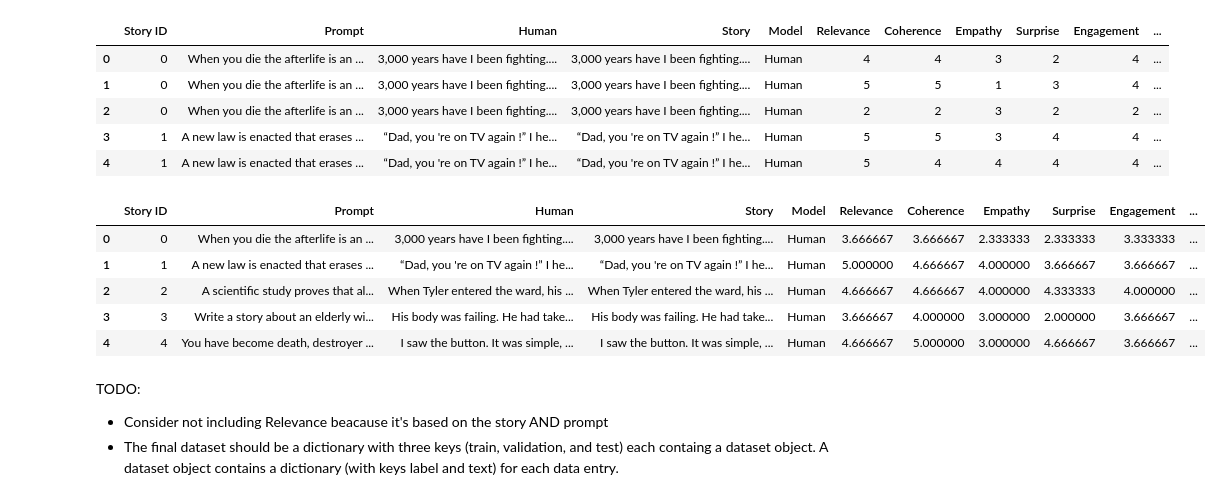
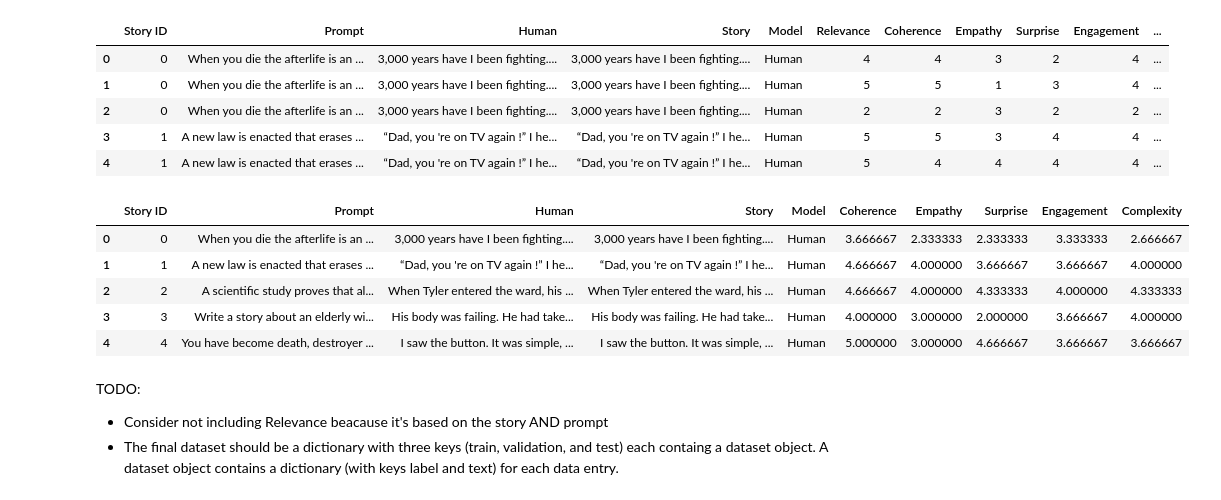
Before and after one commit to daniblu/NLP_exam_project, a Jupyter notebook: src/dev.ipynb, the cells around one changed output. Cells and saved outputs as stored; diff of their text form; code cells hidden in the pictures.

```diff
--- a/src/dev.ipynb
+++ b/src/dev.ipynb
@@ -21,21 +21,21 @@ data.head()
 # %%
 # group data by first 5 columns and average metric columns
 data_agg = data.groupby(data.columns[:5].tolist(), as_index=False).agg(
-    Relevance=('Relevance', 'mean'),
+    #Relevance=('Relevance', 'mean'),
     Coherence=('Coherence', 'mean'),
     Empathy=('Empathy', 'mean'),
     Surprise=('Surprise', 'mean'),
     Engagement=('Engagement', 'mean'),
     Complexity=('Complexity', 'mean')
     )
 data_agg.head()
 # %% [output]
-|  | Story ID | Prompt | Human | Story | Model | Relevance | Coherence | Empathy | Surprise | Engagement | ... |
-| 0 | 0 | When you die the afterlife is an ... | 3,000 years have I been fighting.... | 3,000 years have I been fighting.... | Human | 3.666667 | 3.666667 | 2.333333 | 2.333333 | 3.333333 | ... |
-| 1 | 1 | A new law is enacted that erases ... | “Dad, you 're on TV again !” I he... | “Dad, you 're on TV again !” I he... | Human | 5.000000 | 4.666667 | 4.000000 | 3.666667 | 3.666667 | ... |
-| 2 | 2 | A scientific study proves that al... | When Tyler entered the ward, his ... | When Tyler entered the ward, his ... | Human | 4.666667 | 4.666667 | 4.000000 | 4.333333 | 4.000000 | ... |
-| 3 | 3 | Write a story about an elderly wi... | His body was failing. He had take... | His body was failing. He had take... | Human | 3.666667 | 4.000000 | 3.000000 | 2.000000 | 3.666667 | ... |
-| 4 | 4 | You have become death, destroyer ... | I saw the button. It was simple, ... | I saw the button. It was simple, ... | Human | 4.666667 | 5.000000 | 3.000000 | 4.666667 | 3.666667 | ... |
+|  | Story ID | Prompt | Human | Story | Model | Coherence | Empathy | Surprise | Engagement | Complexity |
+| 0 | 0 | When you die the afterlife is an ... | 3,000 years have I been fighting.... | 3,000 years have I been fighting.... | Human | 3.666667 | 2.333333 | 2.333333 | 3.333333 | 2.666667 |
+| 1 | 1 | A new law is enacted that erases ... | “Dad, you 're on TV again !” I he... | “Dad, you 're on TV again !” I he... | Human | 4.666667 | 4.000000 | 3.666667 | 3.666667 | 4.000000 |
+| 2 | 2 | A scientific study proves that al... | When Tyler entered the ward, his ... | When Tyler entered the ward, his ... | Human | 4.666667 | 4.000000 | 4.333333 | 4.000000 | 4.333333 |
+| 3 | 3 | Write a story about an elderly wi... | His body was failing. He had take... | His body was failing. He had take... | Human | 4.000000 | 3.000000 | 2.000000 | 3.666667 | 4.000000 |
+| 4 | 4 | You have become death, destroyer ... | I saw the button. It was simple, ... | I saw the button. It was simple, ... | Human | 5.000000 | 3.000000 | 4.666667 | 3.666667 | 3.666667 |
 # %% [markdown]
 TODO:
 - Consider not including Relevance beacause it's based on the story AND prompt
```
Also changed, not shown: parts of 26 cells of this notebook, 7 other files.
